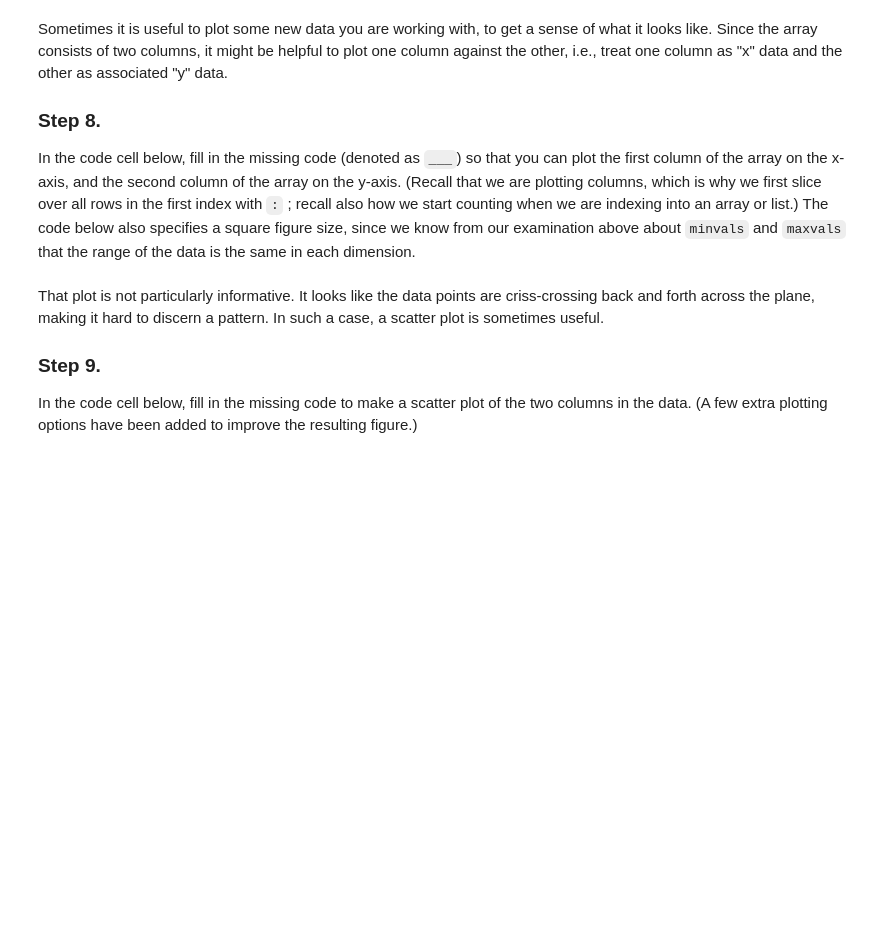
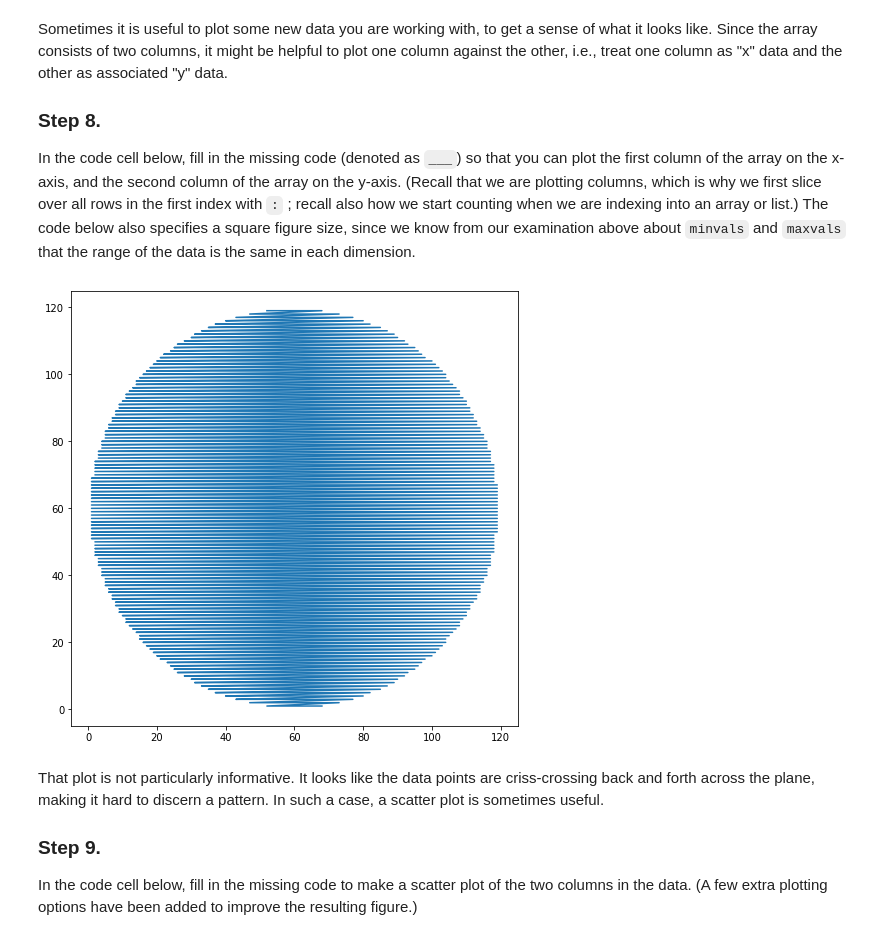
Before and after one commit to StarPerfect/Cornell, a Jupyter notebook: ReadNumPy.ipynb, the cells around one changed output. Saved outputs shown, nothing was run; the diff lists cells and outputs as text; code cells hidden in the pictures; blank space fills up the shorter version.

```diff
--- a/ReadNumPy.ipynb
+++ b/ReadNumPy.ipynb
@@ -136,8 +144,10 @@
 # %%
 import matplotlib.pyplot as plt
 %matplotlib inline
 plt.figure(figsize=(8,8))
-plt.plot(data[:,___], data[:,___])
+plt.plot(data[:,0], data[:,1]);
+# %% [output]
+[figure, added]
 # %% [markdown]
 That plot is not particularly informative.  It looks like the data points are criss-crossing back and forth across the plane, making it hard to discern a pattern.  In such a case, a scatter plot is sometimes useful.
 
```
Also changed, not shown: parts of 8 cells of this notebook.
